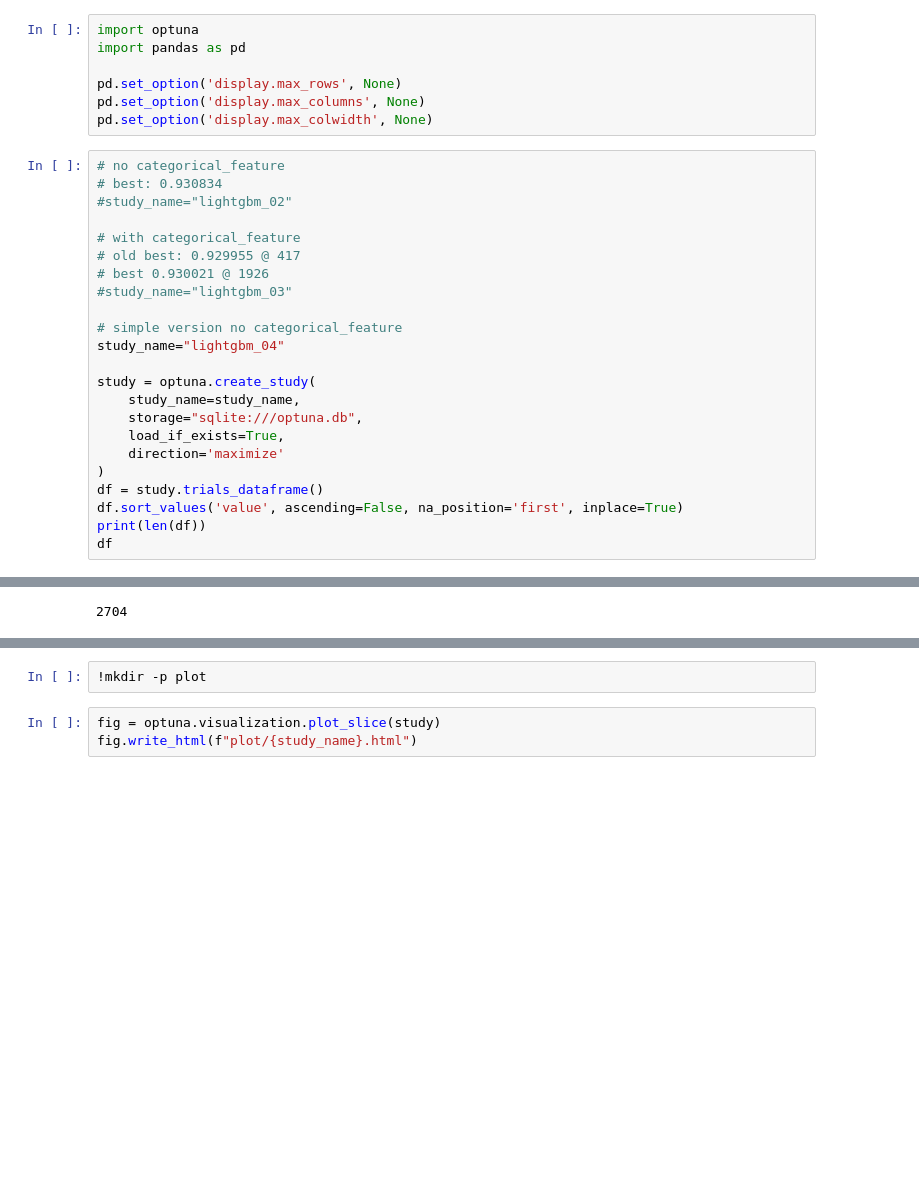
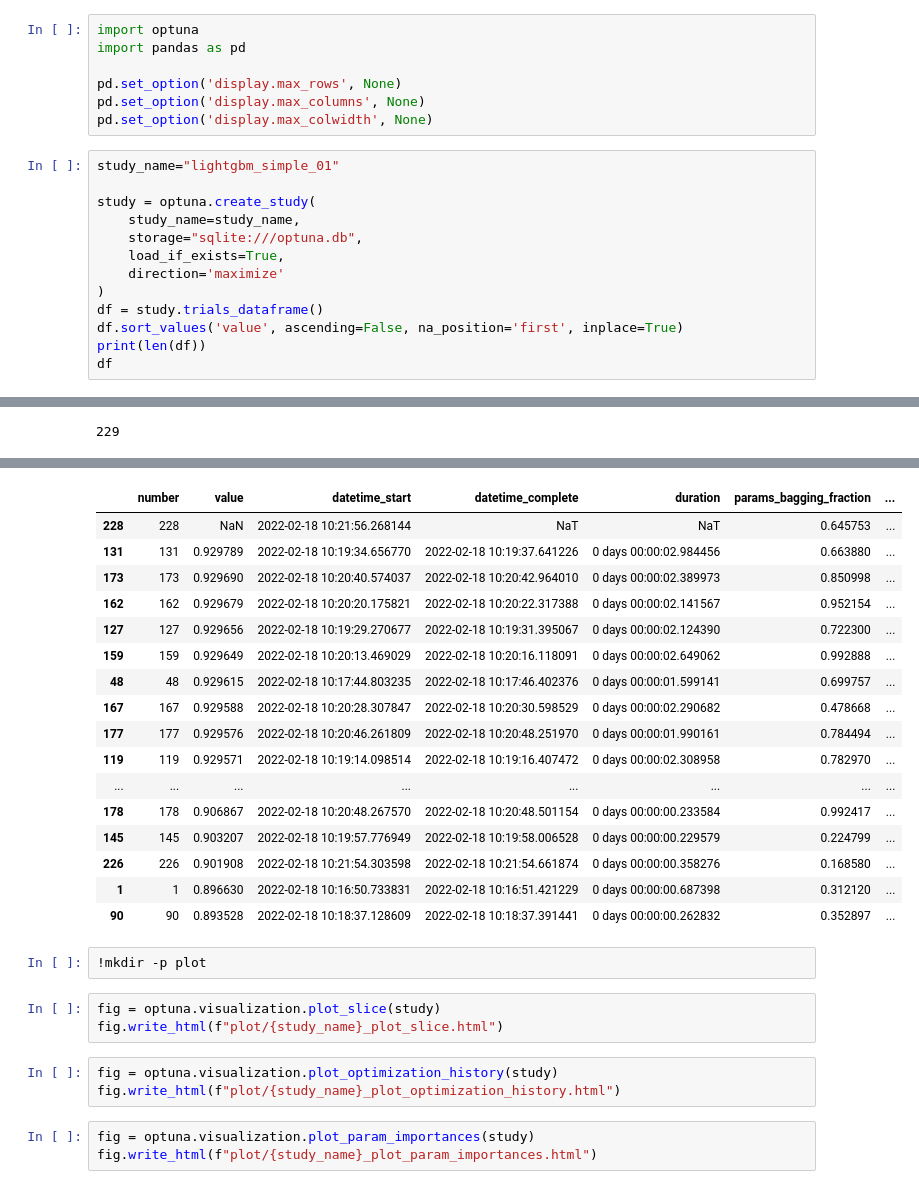
Before and after one commit to telekom/census-income-lightgbm, a Jupyter notebook: optuna_vis.ipynb, the cells around one changed output, grey strips where cells are left out. Saved outputs shown, nothing was run; the diff lists cells and outputs as text; blank space fills up the shorter version.

Commit message:
update simple script again

```diff
--- a/optuna_vis.ipynb
+++ b/optuna_vis.ipynb
@@ -6,17 +6,7 @@ pd.set_option('display.max_rows', None)
 pd.set_option('display.max_columns', None)
 pd.set_option('display.max_colwidth', None)
 # %%
-# no categorical_feature
-# best: 0.930834
-#study_name="lightgbm_02"
-
-# with categorical_feature
-# old best: 0.929955 @ 417
-# best 0.930021 @ 1926
-#study_name="lightgbm_03"
-
-# simple version no categorical_feature
-study_name="lightgbm_04"
+study_name="lightgbm_simple_01"
 
 study = optuna.create_study(
     study_name=study_name,
@@ -33 +23 @@ df
-2704
+229
@@ -51,5 +24,28 @@ df
+|  | number | value | datetime_start | datetime_complete | duration | params_bagging_fraction | ... |
+| 228 | 228 | NaN | 2022-02-18 10:21:56.268144 | NaT | NaT | 0.645753 | ... |
+| 131 | 131 | 0.929789 | 2022-02-18 10:19:34.656770 | 2022-02-18 10:19:37.641226 | 0 days 00:00:02.984456 | 0.663880 | ... |
+| 173 | 173 | 0.929690 | 2022-02-18 10:20:40.574037 | 2022-02-18 10:20:42.964010 | 0 days 00:00:02.389973 | 0.850998 | ... |
+| 162 | 162 | 0.929679 | 2022-02-18 10:20:20.175821 | 2022-02-18 10:20:22.317388 | 0 days 00:00:02.141567 | 0.952154 | ... |
+| 127 | 127 | 0.929656 | 2022-02-18 10:19:29.270677 | 2022-02-18 10:19:31.395067 | 0 days 00:00:02.124390 | 0.722300 | ... |
+| 159 | 159 | 0.929649 | 2022-02-18 10:20:13.469029 | 2022-02-18 10:20:16.118091 | 0 days 00:00:02.649062 | 0.992888 | ... |
+| 48 | 48 | 0.929615 | 2022-02-18 10:17:44.803235 | 2022-02-18 10:17:46.402376 | 0 days 00:00:01.599141 | 0.699757 | ... |
+| 167 | 167 | 0.929588 | 2022-02-18 10:20:28.307847 | 2022-02-18 10:20:30.598529 | 0 days 00:00:02.290682 | 0.478668 | ... |
+| 177 | 177 | 0.929576 | 2022-02-18 10:20:46.261809 | 2022-02-18 10:20:48.251970 | 0 days 00:00:01.990161 | 0.784494 | ... |
+| 119 | 119 | 0.929571 | 2022-02-18 10:19:14.098514 | 2022-02-18 10:19:16.407472 | 0 days 00:00:02.308958 | 0.782970 | ... |
+| ... | ... | ... | ... | ... | ... | ... | ... |
+| 178 | 178 | 0.906867 | 2022-02-18 10:20:48.267570 | 2022-02-18 10:20:48.501154 | 0 days 00:00:00.233584 | 0.992417 | ... |
+| 145 | 145 | 0.903207 | 2022-02-18 10:19:57.776949 | 2022-02-18 10:19:58.006528 | 0 days 00:00:00.229579 | 0.224799 | ... |
+| 226 | 226 | 0.901908 | 2022-02-18 10:21:54.303598 | 2022-02-18 10:21:54.661874 | 0 days 00:00:00.358276 | 0.168580 | ... |
+| 1 | 1 | 0.896630 | 2022-02-18 10:16:50.733831 | 2022-02-18 10:16:51.421229 | 0 days 00:00:00.687398 | 0.312120 | ... |
+| 90 | 90 | 0.893528 | 2022-02-18 10:18:37.128609 | 2022-02-18 10:18:37.391441 | 0 days 00:00:00.262832 | 0.352897 | ... |
 # %%
 !mkdir -p plot
 # %%
 fig = optuna.visualization.plot_slice(study)
-fig.write_html(f"plot/{study_name}.html")
+fig.write_html(f"plot/{study_name}_plot_slice.html")
+# %%
+fig = optuna.visualization.plot_optimization_history(study)
+fig.write_html(f"plot/{study_name}_plot_optimization_history.html")
+# %%
+fig = optuna.visualization.plot_param_importances(study)
+fig.write_html(f"plot/{study_name}_plot_param_importances.html")
```
Also changed, not shown: parts of 1 cell of this notebook, 2 other files.
